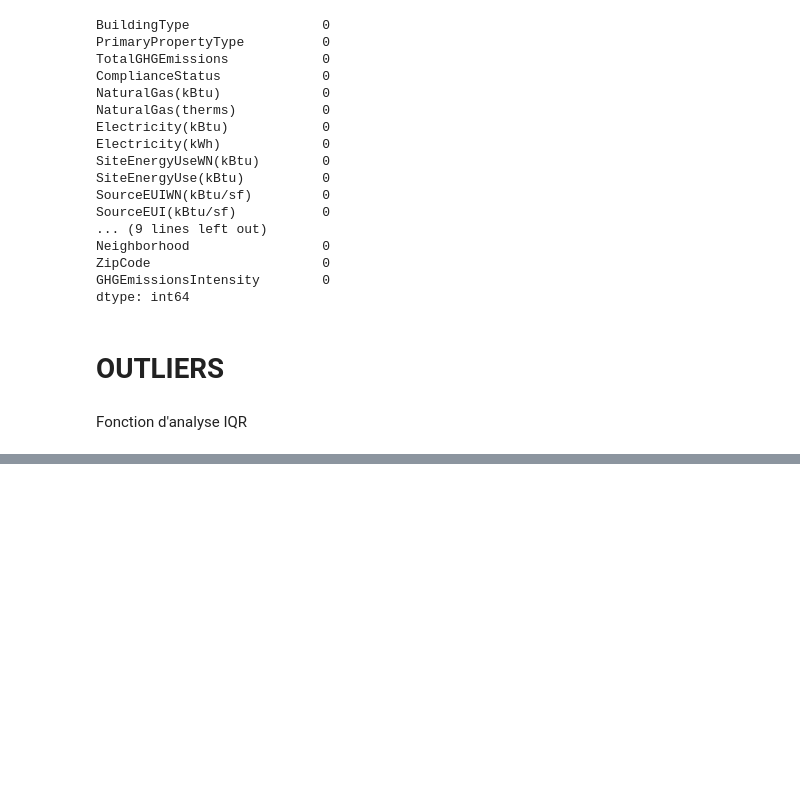
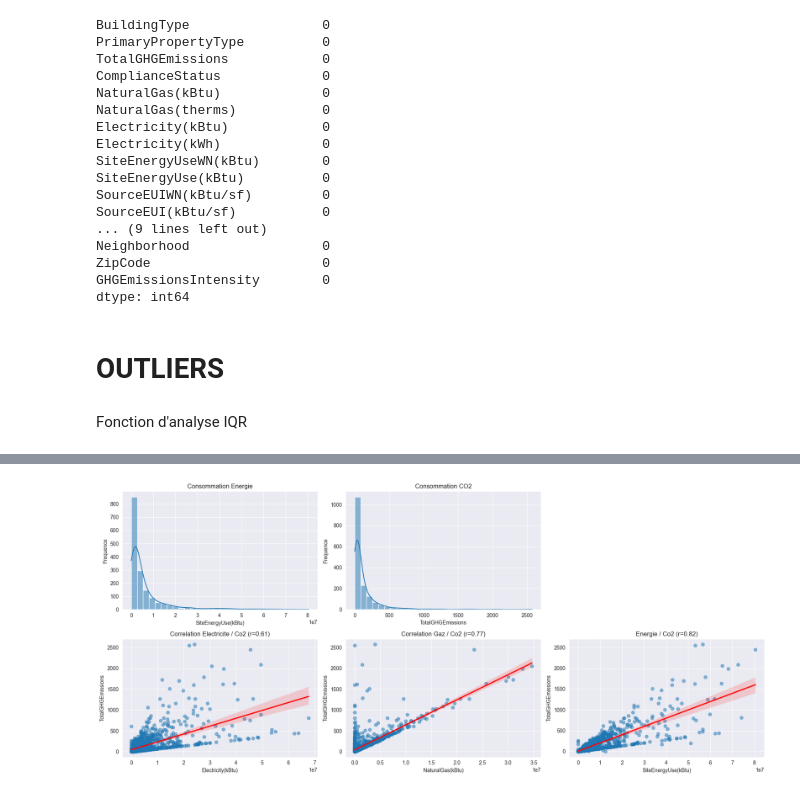
Before and after one commit to ticoraph/PredictDataBuilding, a Jupyter notebook: Analyse_Exploratoire.ipynb, the cells around one changed output, grey strips where cells are left out. Drawn from its saved outputs; the diff is of its cells as text; code cells hidden in the pictures; blank space fills up the shorter version.

```diff
--- a/Analyse_Exploratoire.ipynb
+++ b/Analyse_Exploratoire.ipynb
@@ -256,0 +261,38 @@ Passing `palette` without assigning `hue` is deprecated and will be removed in v
+# %%
+from scipy.stats import pearsonr
+
+fig, axes = plt.subplots(2, 3, figsize=(18, 8))
+
+# Histogramme énergie
+sns.histplot(bc['SiteEnergyUse(kBtu)'], kde=True, bins=30, ax=axes[0, 0])
+axes[0, 0].set_title("Consommation Energie")
+axes[0, 0].set_xlabel("SiteEnergyUse(kBtu)")
+axes[0, 0].set_ylabel("Frequence")
+
+# Histogramme CO2
+sns.histplot(bc['TotalGHGEmissions'], kde=True, bins=30, ax=axes[0, 1])
+axes[0, 1].set_title("Consommation CO2")
+axes[0, 1].set_xlabel("TotalGHGEmissions")
+axes[0, 1].set_ylabel("Frequence")
+
+axes[0, 2].axis("off")
+
+# Scatter Electricité / CO2
+r, p = pearsonr(bc['Electricity(kBtu)'], bc['TotalGHGEmissions'])
+sns.regplot(x='Electricity(kBtu)', y='TotalGHGEmissions', data=bc, ax=axes[1, 0], scatter_kws={'alpha':0.5}, line_kws={'color':'red'})
+axes[1, 0].set_title(f"Correlation Electricite / Co2 (r={r:.2f})")
+
+# Scatter Gaz / CO2
+r, p = pearsonr(bc['NaturalGas(kBtu)'], bc['TotalGHGEmissions'])
+sns.regplot(x='NaturalGas(kBtu)', y='TotalGHGEmissions', data=bc, ax=axes[1, 1], scatter_kws={'alpha':0.5}, line_kws={'color':'red'})
+axes[1, 1].set_title(f"Correlation Gaz / Co2 (r={r:.2f})")
+
+# Scatter Energie / CO2
+r, p = pearsonr(bc['SiteEnergyUse(kBtu)'], bc['TotalGHGEmissions'])
+sns.regplot(x='SiteEnergyUse(kBtu)', y='TotalGHGEmissions', data=bc, ax=axes[1, 2], scatter_kws={'alpha':0.5}, line_kws={'color':'red'})
+axes[1, 2].set_title(f"Energie / Co2 (r={r:.2f})")
+
+plt.tight_layout()
+plt.show()
+# %% [output]
+[figure, added]
```
Also changed, not shown: parts of 7 cells of this notebook.
